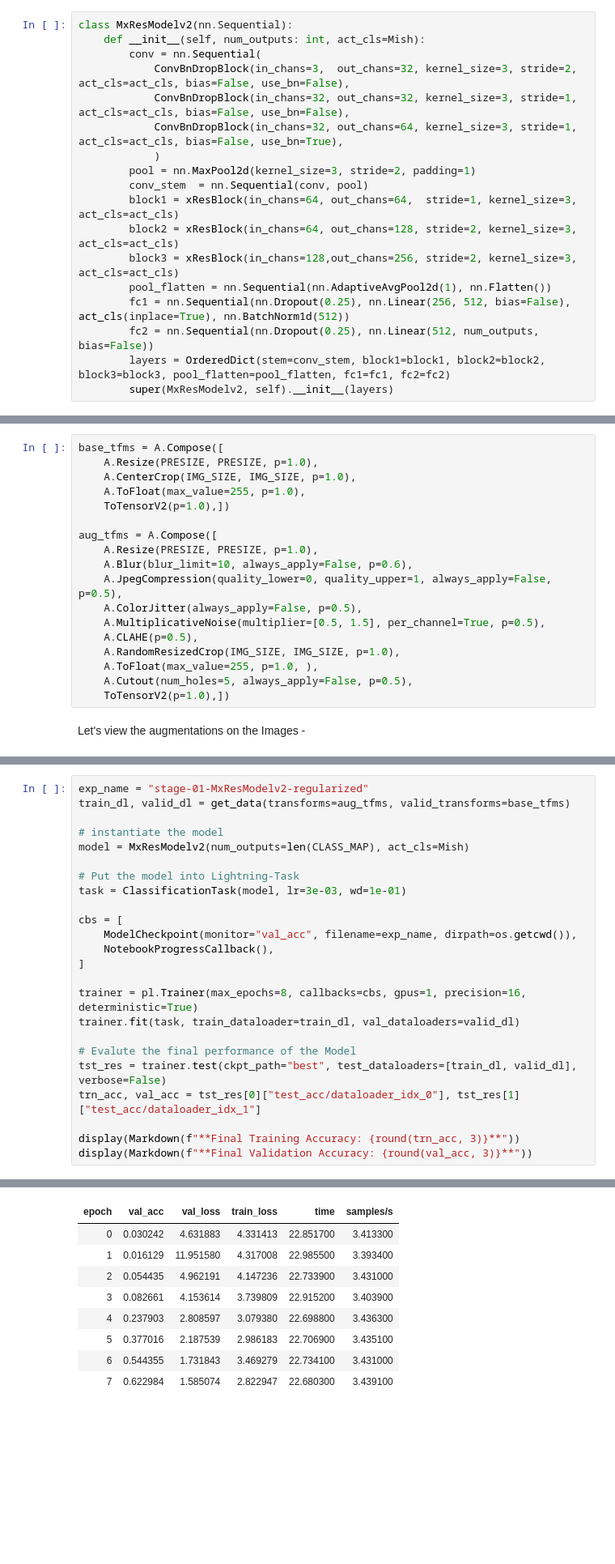
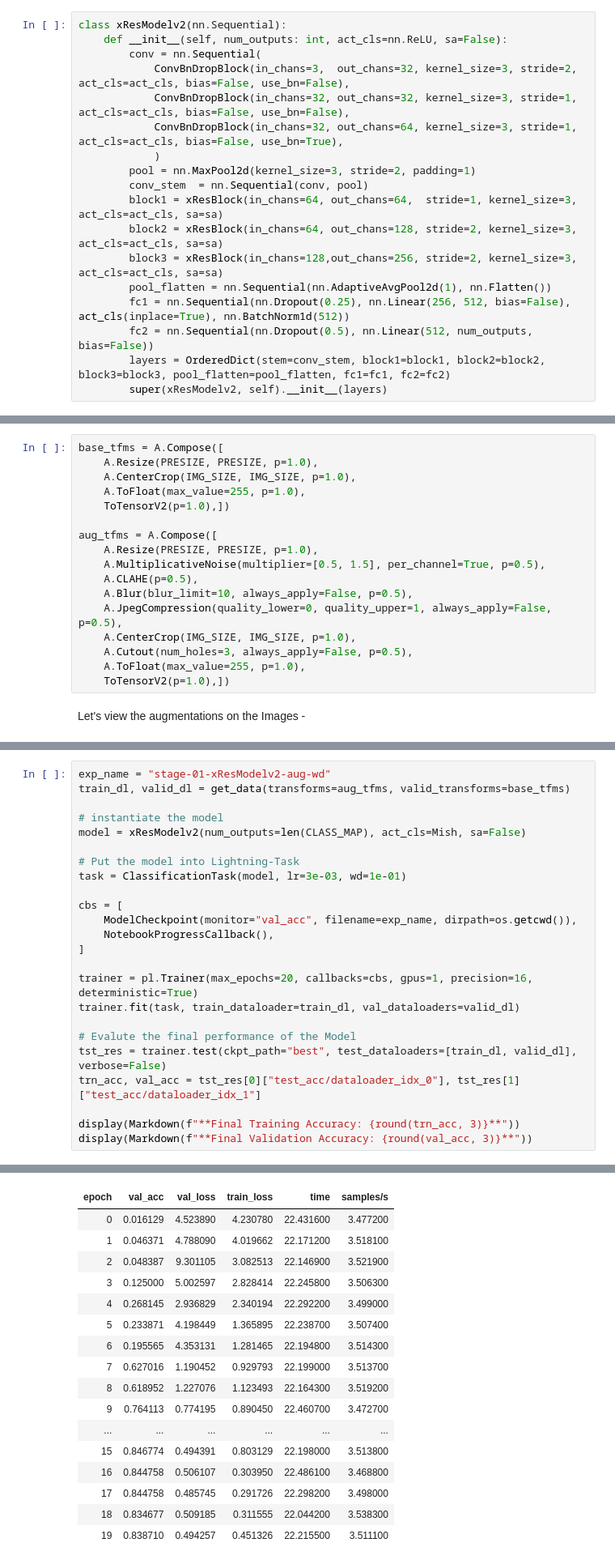
Before and after one commit to benihime91/midas-summer-internship-2021, a Jupyter notebook: midas_task_2_part_01.ipynb, the cells around one changed output, grey strips where cells are left out. Shown: that part at 81% size. Saved outputs shown, nothing was run; the diff lists cells and outputs as text; blank space fills up the shorter version.

```diff
--- a/midas_task_2_part_01.ipynb
+++ b/midas_task_2_part_01.ipynb
@@ -1113,8 +1178,8 @@ In this section, I will take the above model and update the classifiers of the m
 # %% [markdown]
 Let's add another block of layers (Dropout -> Linear -> Activation -> BatchNorm) after the `pooling layer` and the `final fc layer`  to the classifier of the model -
 # %%
-class MxResModelv2(nn.Sequential):
-    def __init__(self, num_outputs: int, act_cls=Mish):
+class xResModelv2(nn.Sequential):
+    def __init__(self, num_outputs: int, act_cls=nn.ReLU, sa=False):
         conv = nn.Sequential(
             ConvBnDropBlock(in_chans=3,  out_chans=32, kernel_size=3, stride=2, act_cls=act_cls, bias=False, use_bn=False),
             ConvBnDropBlock(in_chans=32, out_chans=32, kernel_size=3, stride=1, act_cls=act_cls, bias=False, use_bn=False),
@@ -1122,14 +1187,14 @@ class MxResModelv2(nn.Sequential):
             )
         pool = nn.MaxPool2d(kernel_size=3, stride=2, padding=1)
         conv_stem  = nn.Sequential(conv, pool)
-        block1 = xResBlock(in_chans=64, out_chans=64,  stride=1, kernel_size=3, act_cls=act_cls)
-        block2 = xResBlock(in_chans=64, out_chans=128, stride=2, kernel_size=3, act_cls=act_cls)
-        block3 = xResBlock(in_chans=128,out_chans=256, stride=2, kernel_size=3, act_cls=act_cls)
+        block1 = xResBlock(in_chans=64, out_chans=64,  stride=1, kernel_size=3, act_cls=act_cls, sa=sa)
+        block2 = xResBlock(in_chans=64, out_chans=128, stride=2, kernel_size=3, act_cls=act_cls, sa=sa)
+        block3 = xResBlock(in_chans=128,out_chans=256, stride=2, kernel_size=3, act_cls=act_cls, sa=sa)
         pool_flatten = nn.Sequential(nn.AdaptiveAvgPool2d(1), nn.Flatten())
         fc1 = nn.Sequential(nn.Dropout(0.25), nn.Linear(256, 512, bias=False), act_cls(inplace=True), nn.BatchNorm1d(512))
-        fc2 = nn.Sequential(nn.Dropout(0.25), nn.Linear(512, num_outputs, bias=False))
+        fc2 = nn.Sequential(nn.Dropout(0.5), nn.Linear(512, num_outputs, bias=False))
         layers = OrderedDict(stem=conv_stem, block1=block1, block2=block2, block3=block3, pool_flatten=pool_flatten, fc1=fc1, fc2=fc2)
-        super(MxResModelv2, self).__init__(layers)
+        super(xResModelv2, self).__init__(layers)
 # %% [markdown]
 Training the model to evaluate performance.
 # %%
@@ -1371,14 +1548,13 @@ base_tfms = A.Compose([
 
 aug_tfms = A.Compose([
     A.Resize(PRESIZE, PRESIZE, p=1.0),
-    A.Blur(blur_limit=10, always_apply=False, p=0.6),
-    A.JpegCompression(quality_lower=0, quality_upper=1, always_apply=False, p=0.5),
-    A.ColorJitter(always_apply=False, p=0.5),
     A.MultiplicativeNoise(multiplier=[0.5, 1.5], per_channel=True, p=0.5),
     A.CLAHE(p=0.5),
-    A.RandomResizedCrop(IMG_SIZE, IMG_SIZE, p=1.0),
-    A.ToFloat(max_value=255, p=1.0, ),
-    A.Cutout(num_holes=5, always_apply=False, p=0.5),
+    A.Blur(blur_limit=10, always_apply=False, p=0.5),
+    A.JpegCompression(quality_lower=0, quality_upper=1, always_apply=False, p=0.5),
+    A.CenterCrop(IMG_SIZE, IMG_SIZE, p=1.0),
+    A.Cutout(num_holes=3, always_apply=False, p=0.5),
+    A.ToFloat(max_value=255, p=1.0),
     ToTensorV2(p=1.0),])
 # %% [markdown]
 Let's view the augmentations on the Images -
@@ -1402,9 +1578,9 @@ Let's train on the dataset and explore the performance -
 # %%
-exp_name = "stage-01-MxResModelv2-regularized"
+exp_name = "stage-01-xResModelv2-aug-wd"
 train_dl, valid_dl = get_data(transforms=aug_tfms, valid_transforms=base_tfms)
 
 # instantiate the model
-model = MxResModelv2(num_outputs=len(CLASS_MAP), act_cls=Mish)
+model = xResModelv2(num_outputs=len(CLASS_MAP), act_cls=Mish, sa=False)
 
 # Put the model into Lightning-Task
 task = ClassificationTask(model, lr=3e-03, wd=1e-01)
@@ -1414,7 +1590,7 @@ cbs = [
     NotebookProgressCallback(),
 ]
 
-trainer = pl.Trainer(max_epochs=8, callbacks=cbs, gpus=1, precision=16, deterministic=True)
+trainer = pl.Trainer(max_epochs=20, callbacks=cbs, gpus=1, precision=16, deterministic=True)
 trainer.fit(task, train_dataloader=train_dl, val_dataloaders=valid_dl)
 
 # Evalute the final performance of the Model
@@ -1443,11 +1619,19 @@ Training [496/496 03:01, Epoch 7 {'loss': '2.52', 'v_num': 15}]
 | epoch | val_acc | val_loss | train_loss | time | samples/s |
-| 0 | 0.030242 | 4.631883 | 4.331413 | 22.851700 | 3.413300 |
-| 1 | 0.016129 | 11.951580 | 4.317008 | 22.985500 | 3.393400 |
-| 2 | 0.054435 | 4.962191 | 4.147236 | 22.733900 | 3.431000 |
-| 3 | 0.082661 | 4.153614 | 3.739809 | 22.915200 | 3.403900 |
-| 4 | 0.237903 | 2.808597 | 3.079380 | 22.698800 | 3.436300 |
-| 5 | 0.377016 | 2.187539 | 2.986183 | 22.706900 | 3.435100 |
-| 6 | 0.544355 | 1.731843 | 3.469279 | 22.734100 | 3.431000 |
-| 7 | 0.622984 | 1.585074 | 2.822947 | 22.680300 | 3.439100 |
+| 0 | 0.016129 | 4.523890 | 4.230780 | 22.431600 | 3.477200 |
+| 1 | 0.046371 | 4.788090 | 4.019662 | 22.171200 | 3.518100 |
+| 2 | 0.048387 | 9.301105 | 3.082513 | 22.146900 | 3.521900 |
+| 3 | 0.125000 | 5.002597 | 2.828414 | 22.245800 | 3.506300 |
+| 4 | 0.268145 | 2.936829 | 2.340194 | 22.292200 | 3.499000 |
+| 5 | 0.233871 | 4.198449 | 1.365895 | 22.238700 | 3.507400 |
+| 6 | 0.195565 | 4.353131 | 1.281465 | 22.194800 | 3.514300 |
+| 7 | 0.627016 | 1.190452 | 0.929793 | 22.199000 | 3.513700 |
+| 8 | 0.618952 | 1.227076 | 1.123493 | 22.164300 | 3.519200 |
+| 9 | 0.764113 | 0.774195 | 0.890450 | 22.460700 | 3.472700 |
+| ... | ... | ... | ... | ... | ... |
+| 15 | 0.846774 | 0.494391 | 0.803129 | 22.198000 | 3.513800 |
+| 16 | 0.844758 | 0.506107 | 0.303950 | 22.486100 | 3.468800 |
+| 17 | 0.844758 | 0.485745 | 0.291726 | 22.298200 | 3.498000 |
+| 18 | 0.834677 | 0.509185 | 0.311555 | 22.044200 | 3.538300 |
+| 19 | 0.838710 | 0.494257 | 0.451326 | 22.215500 | 3.511100 |
 LOCAL_RANK: 0 - CUDA_VISIBLE_DEVICES: [0]
 [interactive output not drawn]
```
Also changed, not shown: parts of 43 cells of this notebook.
